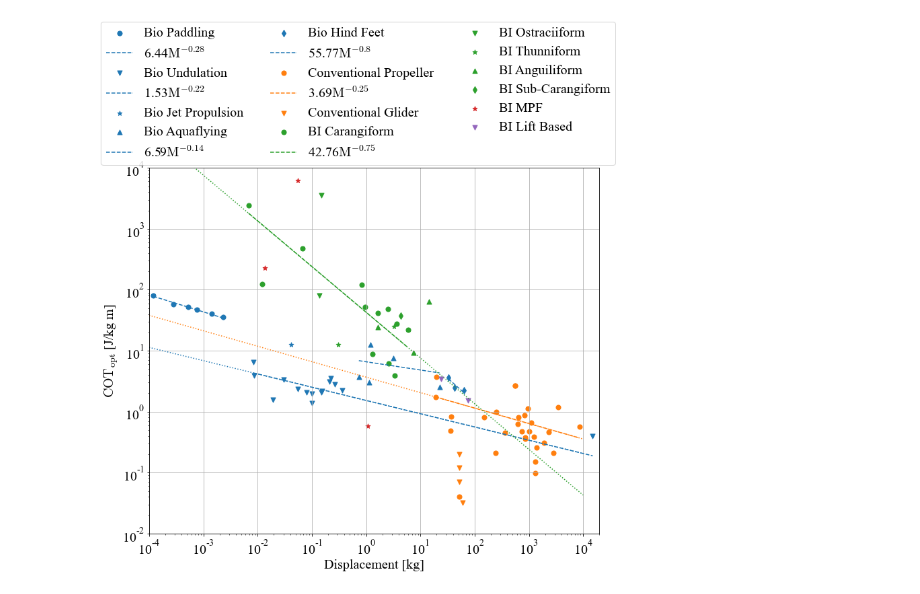
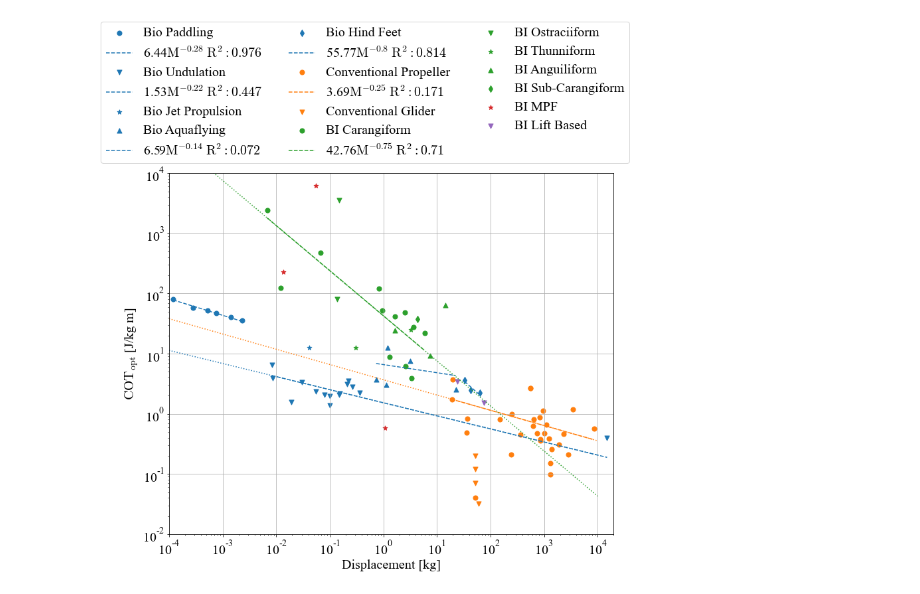
Before and after one commit to michaelcoe/Cost-of-Transport-Estimation, a Jupyter notebook: database_COT_plots.ipynb, the cells around one changed output. Saved outputs shown, nothing was run; the diff lists cells and outputs as text; code cells hidden in the pictures.

```diff
--- a/database_COT_plots.ipynb
+++ b/database_COT_plots.ipynb
@@ -20,9 +18,17 @@ plt.rcParams.update({'font.family':'Times New Roman'})
 def power_fit_lmfit(params, x, y):
         a = params['a']
         b = params['b']
-        y_fit = a* x **b
+        y_fit = a*x**b
 
         return y_fit-y
+
+def func_powerlaw(x, a, b):
+        return a*x**b
+
+def calc_rsquared(x, y, amplitude, exponent):
+    yhat = func_powerlaw(x, amplitude, exponent)
+
+    return r2_score(y, yhat)
 # %%
 dataBase_path = r'./'
 dataBase_file = r'UUVDatabase.xlsx'
@@ -85,27 +91,33 @@ for i, mode in enumerate(bio_modes):
                 ax1.scatter(data['Weight [kg]'], data['COTopt [J/kgm]'], marker=markers[i], color=col, s=marker_size, label='Bio ' + mode)
         elif mode == 'Undulation':
                 pars = model.guess(data['COTopt [J/kgm]'].values, x=data['Weight [kg]'].values)
-                pars['p_amplitude'].set(value=6, min=0.001, max=500.0)
+                pars['p_amplitude'].set(value=6, min=0.001, max=100.0)
                 pars['p_exponent'].set(value=-0.5, min=-2.0, max=0.001)
 
                 fit = model.fit(data['COTopt [J/kgm]'].values, pars, x=data['Weight [kg]'].values)
 
+                r_squared = calc_rsquared(data['Weight [kg]'].values, data['COTopt [J/kgm]'].values, fit.params['p_amplitude'].value, fit.params['p_exponent'].value)
+
                 ax1.scatter(data['Weight [kg]'], data['COTopt [J/kgm]'], marker=markers[i], color=col, s=marker_size, label='Bio ' + mode)
 
                 ax1.plot(data['Weight [kg]'], fit.params['p_amplitude'].value*data['Weight [kg]'].values**fit.params['p_exponent'].value, col + '--',
-                        label=str(np.round(fit.params['p_amplitude'].value, 2)) + '$\mathrm{M^{' + str(np.round(fit.params['p_exponent'].value,2)) + '}}$')
+                        label=str(np.round(fit.params['p_amplitude'].value, 2)) + '$\mathrm{M^{' + str(np.round(fit.params['p_exponent'].value,2)) + '}\;R^2: '
+                        + str(np.round(r_squared, 3)) + '}$')
                 ax1.plot(dx, fit.params['p_amplitude'].value*dx**fit.params['p_exponent'].value, col + ':')
         else:
                 pars = model.guess(data['COTopt [J/kgm]'].values, x=data['Weight [kg]'].values)
-                pars['p_amplitude'].set(value=6, min=0.001, max=500.0)
+                pars['p_amplitude'].set(value=6, min=0.001, max=100.0)
                 pars['p_exponent'].set(value=-0.5, min=-2.0, max=0.001)
 
                 fit = model.fit(data['COTopt [J/kgm]'].values, pars, x=data['Weight [kg]'].values)
 
+                r_squared = calc_rsquared(data['Weight [kg]'].values, data['COTopt [J/kgm]'].values, fit.params['p_amplitude'].value, fit.params['p_exponent'].value)
+
                 ax1.scatter(data['Weight [kg]'], data['COTopt [J/kgm]'], marker=markers[i], color=col, s=marker_size, label='Bio ' + mode)
 
                 ax1.plot(data['Weight [kg]'], fit.params['p_amplitude'].value*data['Weight [kg]'].values**fit.params['p_exponent'].value, col + '--',
-                        label=str(np.round(fit.params['p_amplitude'].value, 2)) + '$\mathrm{M^{' + str(np.round(fit.params['p_exponent'].value,2)) + '}}$')
+                        label=str(np.round(fit.params['p_amplitude'].value, 2)) + '$\mathrm{M^{' + str(np.round(fit.params['p_exponent'].value,2)) + '}\;R^2: '
+                        + str(np.round(r_squared, 3)) + '}$')
 
 for i, mode in enumerate(conv_modes):
         col = 'C1'
@@ -113,50 +125,57 @@ for i, mode in enumerate(conv_modes):
         data = conv_dfs[i].sort_values(by=['Weight [kg]'])
         if mode == 'Propeller':
                 pars = model.guess(data['COTopt [J/kgm]'].values, x=data['Weight [kg]'].values)
-                pars['p_amplitude'].set(value=6, min=0.001, max=500.0)
+                pars['p_amplitude'].set(value=6, min=0.001, max=100.0)
                 pars['p_exponent'].set(value=-0.5, min=-2.0, max=0.001)
 
                 fit = model.fit(data['COTopt [J/kgm]'].values, pars, x=data['Weight [kg]'].values)
 
+                r_squared = calc_rsquared(data['Weight [kg]'].values, data['COTopt [J/kgm]'].values, fit.params['p_amplitude'].value, fit.params['p_exponent'].value)
+
                 ax1.scatter(data['Weight [kg]'], data['COTopt [J/kgm]'], marker=markers[i], color=col, s=marker_size, label='Conventional ' + mode)
                 ax1.plot(data['Weight [kg]'], fit.params['p_amplitude'].value*data['Weight [kg]'].values**fit.params['p_exponent'].value, col + '--',
-                        label=str(np.round(fit.params['p_amplitude'].value, 2)) + '$\mathrm{M^{' + str(np.round(fit.params['p_exponent'].value,2)) + '}}$')
+                        label=str(np.round(fit.params['p_amplitude'].value, 2)) + '$\mathrm{M^{' + str(np.round(fit.params['p_exponent'].value,2)) + '}\;R^2: '
+                        + str(np.round(r_squared, 3)) + '}$')
                 ax1.plot(dx, fit.params['p_amplitude'].value*dx**fit.params['p_exponent'].value, col + ':')
         else:
                 ax1.scatter(data['Weight [kg]'], data['COTopt [J/kgm]'], marker=markers[i], color=col, s=marker_size, label='Conventional ' + mode)
 
 for i, mode in enumerate(bcf_modes):
         col = 'C2'
         # perform fits for data
         data = bcf_dfs[i].sort_values(by=['Weight [kg]'])
         if mode == 'Carangiform':
                 pars = model.guess(data['COTopt [J/kgm]'].values, x=data['Weight [kg]'].values)
-                pars['p_amplitude'].set(value=6, min=0.001, max=500.0)
+                pars['p_amplitude'].set(value=6, min=0.001, max=100.0)
                 pars['p_exponent'].set(value=-0.5, min=-0.75, max=0.001)
+
                 fit = model.fit(data['COTopt [J/kgm]'], pars, x=data['Weight [kg]'])
+
+                r_squared = calc_rsquared(data['Weight [kg]'].values, data['COTopt [J/kgm]'].values, fit.params['p_amplitude'].value, fit.params['p_exponent'].value)
 
                 ax1.scatter(data['Weight [kg]'], data['COTopt [J/kgm]'], marker=markers[i], color='C2', s=marker_size, label='BI ' + mode)
                 ax1.plot(data['Weight [kg]'], fit.params['p_amplitude'].value*data['Weight [kg]'].values**fit.params['p_exponent'].value, col + '--',
-                        label=str(np.round(fit.params['p_amplitude'].value, 2)) + '$\mathrm{M^{' + str(np.round(fit.params['p_exponent'].value,2)) + '}}$')
+                        label=str(np.round(fit.params['p_amplitude'].value, 2)) + '$\mathrm{M^{' + str(np.round(fit.params['p_exponent'].value,2)) + '}\;R^2: '
+                        + str(np.round(r_squared, 3)) + '}$')
                 ax1.plot(dx, fit.params['p_amplitude'].value*dx**fit.params['p_exponent'].value, col + ':')
         else:
                 ax1.scatter(data['Weight [kg]'], data['COTopt [J/kgm]'], marker=markers[i], color='C2', s=marker_size, label='BI ' + mode)
 
 ax1.scatter(mpf_cot['Weight [kg]'], mpf_cot['COTopt [J/kgm]'], marker='*', color='C3', s=marker_size, label='BI MPF')
 ax1.scatter(lift_cot['Weight [kg]'], lift_cot['COTopt [J/kgm]'], marker='v', color='C4', s=marker_size, label='BI Lift Based')
 
 ax1.set_xlabel('Displacement [kg]')
 ax1.set_ylabel('$\mathrm{COT_{opt}}$ [J/kg m]')
-ax1.legend(ncol=3, loc=4, bbox_to_anchor=(1.05, 0.99))
+ax1.legend(ncol=3, loc=4, bbox_to_anchor=(1.05, 1.01))
 
 ax1.set_xlim([1e-4, 2e4])
 ax1.set_ylim([1e-2, 1e4])
 ax1.set_yscale('log')
 ax1.set_xscale('log')
 ax1.grid()
-fig1.savefig('cot_j-kgm.pdf', facecolor='w', dpi=300, bbox_inches='tight')
+#fig1.savefig('cot_j-kgm.pdf', facecolor='w', dpi=300, bbox_inches='tight')
 # %% [output]
-[figure, old version]
+[figure, new version]
 # %%
 fig2, ax2 = plt.subplots(figsize=(12,10), facecolor='w')
 marker_size=50
```
Also changed, not shown: parts of 8 cells of this notebook, 5 other files.
